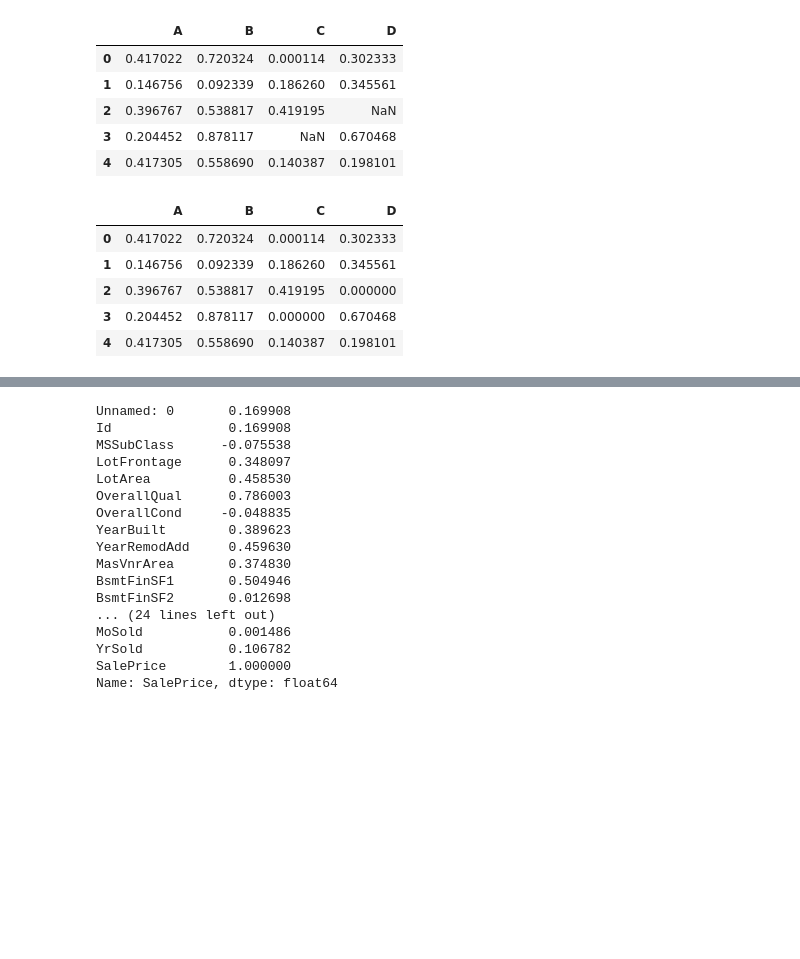
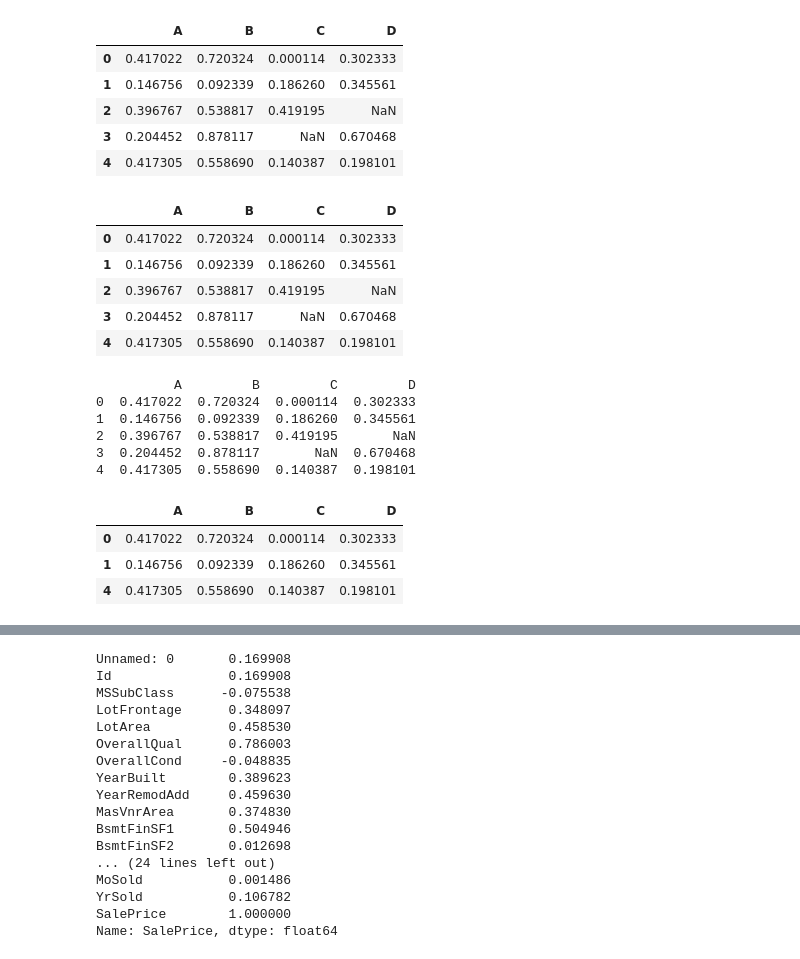
Before and after one commit to johntango/Python100, a Jupyter notebook: PandasDataClean.ipynb, the cells around one changed output, grey strips where cells are left out. Drawn from its saved outputs; the diff is of its cells as text; code cells hidden in the pictures; blank space fills up the shorter version.

```diff
--- a/PandasDataClean.ipynb
+++ b/PandasDataClean.ipynb
@@ -71,17 +72,33 @@ df
 | 3 | 0.204452 | 0.878117 | NaN | 0.670468 |
 | 4 | 0.417305 | 0.558690 | 0.140387 | 0.198101 |
 # %%
-### Should we drop the whole Column or Row or Both
-df.fillna(value = 0.0,inplace = True)
+### Should we drop the whole Column or Row or Both - try inplace = True
+df.fillna(value = 0.0,inplace = False)
 #df.dropna(axis = 1,inplace = True)   # drops a row -  axis=1 drops a column
 df
 # %% [output]
 |  | A | B | C | D |
 | 0 | 0.417022 | 0.720324 | 0.000114 | 0.302333 |
 | 1 | 0.146756 | 0.092339 | 0.186260 | 0.345561 |
-| 2 | 0.396767 | 0.538817 | 0.419195 | 0.000000 |
-| 3 | 0.204452 | 0.878117 | 0.000000 | 0.670468 |
+| 2 | 0.396767 | 0.538817 | 0.419195 | NaN |
+| 3 | 0.204452 | 0.878117 | NaN | 0.670468 |
 | 4 | 0.417305 | 0.558690 | 0.140387 | 0.198101 |
+# %%
+numeric = df.select_dtypes(include=[np.number])
+print(numeric)
+d = df.dropna(axis=0)
+d
+# %% [output]
+          A         B         C         D
+0  0.417022  0.720324  0.000114  0.302333
+1  0.146756  0.092339  0.186260  0.345561
+2  0.396767  0.538817  0.419195       NaN
+3  0.204452  0.878117       NaN  0.670468
+4  0.417305  0.558690  0.140387  0.198101
+|  | A | B | C | D |
+| 0 | 0.417022 | 0.720324 | 0.000114 | 0.302333 |
+| 1 | 0.146756 | 0.092339 | 0.186260 | 0.345561 |
+| 4 | 0.417305 | 0.558690 | 0.140387 | 0.198101 |
 # %%
 
 import pandas as pd
```
Also changed, not shown: parts of 1 cell of this notebook, 3 other files.
